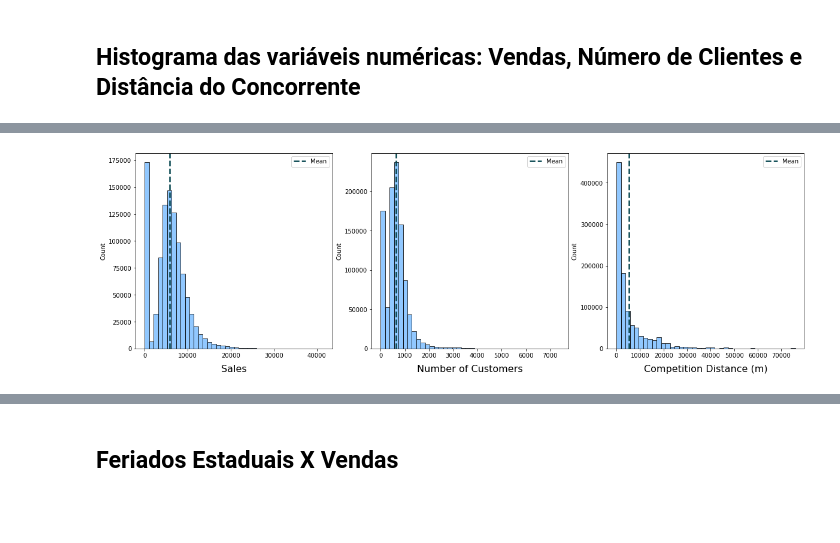
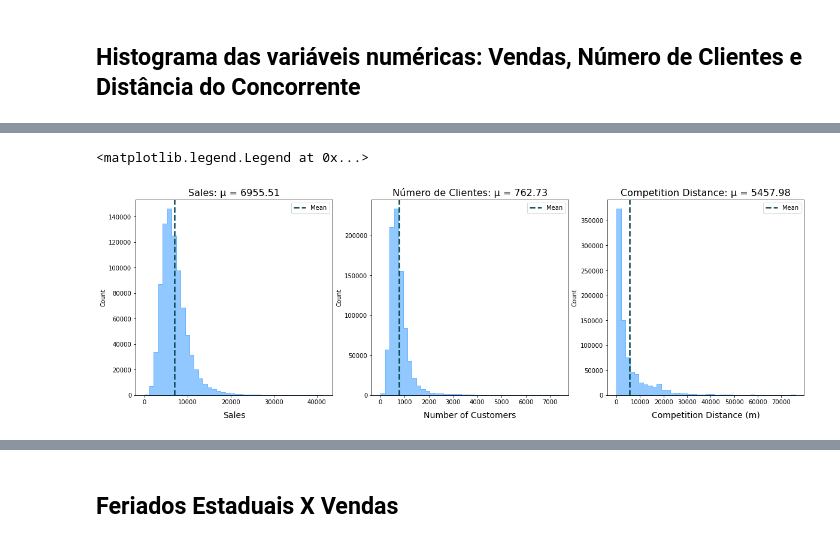
Before and after one commit to LidAlmeida/rossmann_prediction, a Jupyter notebook: notebooks/0.1-exploratory-data-analysis-rossmann.ipynb, the cells around one changed output, grey strips where cells are left out. Drawn from its saved outputs; the diff is of its cells as text; code cells hidden in the pictures; blank space fills up the shorter version.

```diff
--- a/notebooks/0.1-exploratory-data-analysis-rossmann.ipynb
+++ b/notebooks/0.1-exploratory-data-analysis-rossmann.ipynb
@@ -59,3 +62,5 @@ from sklearn.preprocessing import LabelEncoder
 from sklearn.model_selection import train_test_split
 from sklearn.metrics import mean_squared_error
 from xgboost import XGBRegressor
+# %%
+plt.rcParams['figure.figsize'] = [12, 5]
@@ -228,0 +320,3 @@ sns.heatmap(df_raw.isnull().transpose(), cmap='YlGnBu', cbar=False);
+# %%
+# Filtragem
+df1 =  df_raw.loc[(df_raw['Open'] != 0)]
@@ -353,28 +543,32 @@ df1.stb.freq(['Assortment'])
 # %%
 fig, (ax0, ax1, ax2) = plt.subplots(nrows=1, ncols=3,
                                     figsize=(20, 6))
 # Sales
-sns.histplot(num_attributes.Sales, bins=40,
-             color= '#6DB6FF', ax=ax0)
-ax0.set_xlabel('Sales', labelpad=10, fontsize=16)
+sns.histplot(num_attributes.Sales, bins=40, element='step',
+             color='#6DB6FF', ax=ax0)
+ax0.set_xlabel('Sales', labelpad=10, fontsize=14)
 ax0.axvline(x=num_attributes.Sales.mean(),
             label='Mean', color='#074650', ls='--', lw=2.5)
+ax0.set_title('Sales: μ = 6955.51', fontsize=16)
 ax0.legend()
 
 # Customers
-sns.histplot(num_attributes.Customers, bins=40,
+sns.histplot(num_attributes.Customers, bins=40, element='step',
              color='#6DB6FF', ax=ax1)
-ax1.set_xlabel('Number of Customers', labelpad=10, fontsize=16)
+ax1.set_xlabel('Number of Customers', labelpad=10, fontsize=14)
 ax1.axvline(x=num_attributes.Customers.mean(),
             label='Mean', color='#074650', ls='--', lw=2.5)
+ax1.set_title('Número de Clientes: μ = 762.73', fontsize=16)
 ax1.legend()
 
 # Competition Distance
-sns.histplot(num_attributes.CompetitionDistance,
+sns.histplot(num_attributes.CompetitionDistance, element='step',
              bins=40, color='#6DB6FF', ax=ax2)
-ax2.set_xlabel('Competition Distance (m)', labelpad=10, fontsize=16)
+ax2.set_xlabel('Competition Distance (m)', labelpad=10, fontsize=14)
 ax2.axvline(x=num_attributes.CompetitionDistance.mean(),
             label='Mean', color='#074650', ls='--', lw=2.5)
-ax2.legend();
+ax2.set_title('Competition Distance: μ = 5457.98', fontsize=16)
+ax2.legend()
 # %% [output]
+<matplotlib.legend.Legend at 0x...>
-[figure, old version]
+[figure, new version]
```
Also changed, not shown: parts of 45 cells of this notebook, 3 other files.
